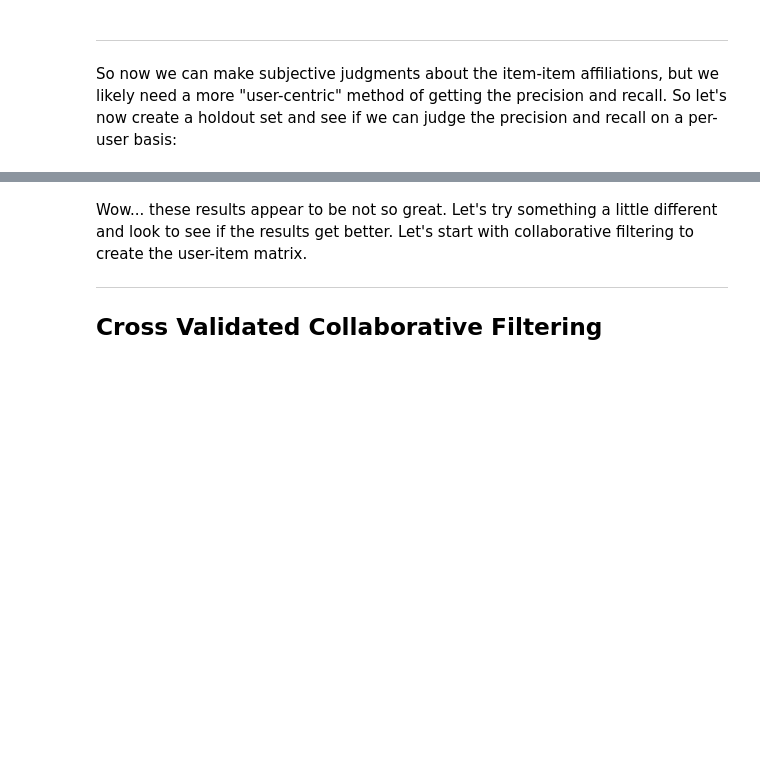
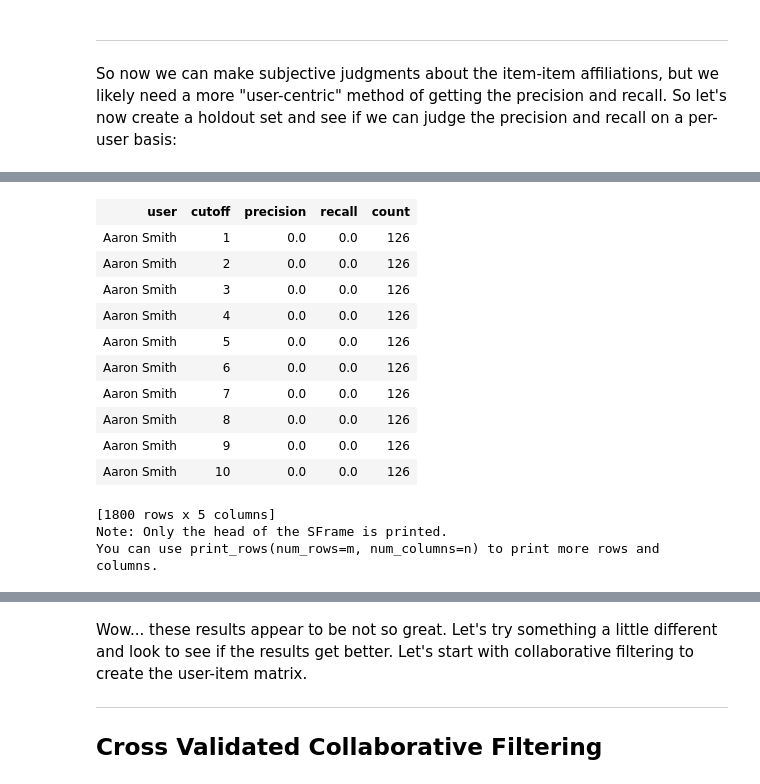
Before and after one commit to eclarson/DataMiningNotebooks, a Jupyter notebook: 13. Recommendation Systems.ipynb, the cells around one changed output, grey strips where cells are left out. Cells and saved outputs as stored; diff of their text form; code cells hidden in the pictures; blank space fills up the shorter version.

```diff
--- a/13. Recommendation Systems.ipynb
+++ b/13. Recommendation Systems.ipynb
@@ -167,3 +161,20 @@ rmse_results['rmse_by_user'].show()
+# %%
+rmse_results['precision_recall_by_user']
+# %% [output]
+| user | cutoff | precision | recall | count |
+| Aaron Smith | 1 | 0.0 | 0.0 | 126 |
+| Aaron Smith | 2 | 0.0 | 0.0 | 126 |
+| Aaron Smith | 3 | 0.0 | 0.0 | 126 |
+| Aaron Smith | 4 | 0.0 | 0.0 | 126 |
+| Aaron Smith | 5 | 0.0 | 0.0 | 126 |
+| Aaron Smith | 6 | 0.0 | 0.0 | 126 |
+| Aaron Smith | 7 | 0.0 | 0.0 | 126 |
+| Aaron Smith | 8 | 0.0 | 0.0 | 126 |
+| Aaron Smith | 9 | 0.0 | 0.0 | 126 |
+| Aaron Smith | 10 | 0.0 | 0.0 | 126 |
+[1800 rows x 5 columns]
+Note: Only the head of the SFrame is printed.
+You can use print_rows(num_rows=m, num_columns=n) to print more rows and columns.
 # %%
 import graphlab.aggregate as agg
 
```
Also changed, not shown: parts of 19 cells of this notebook, 14 other files.
